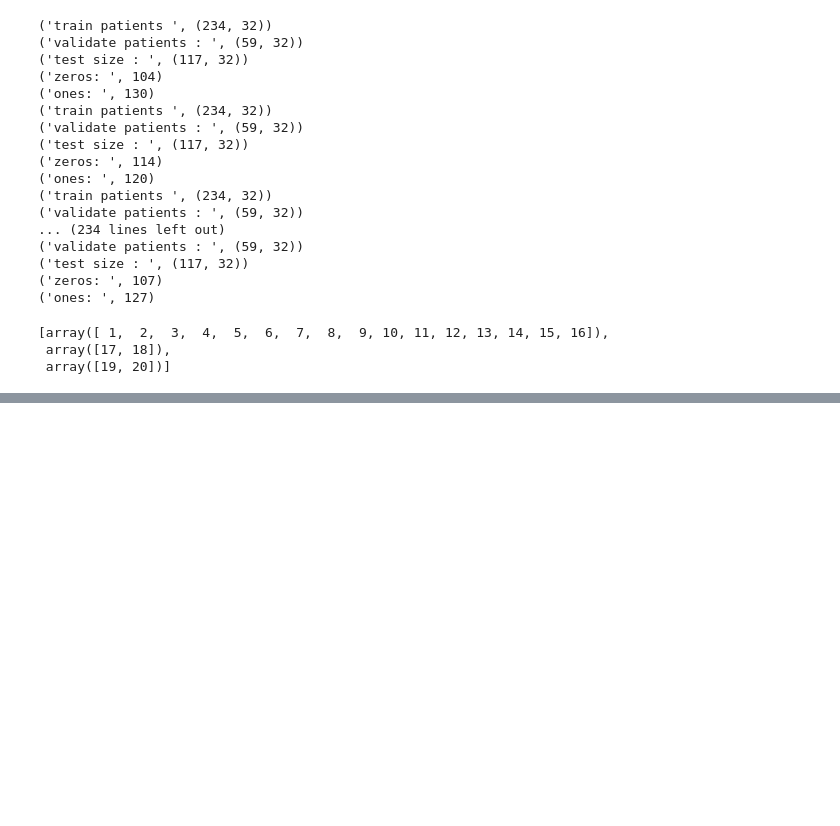
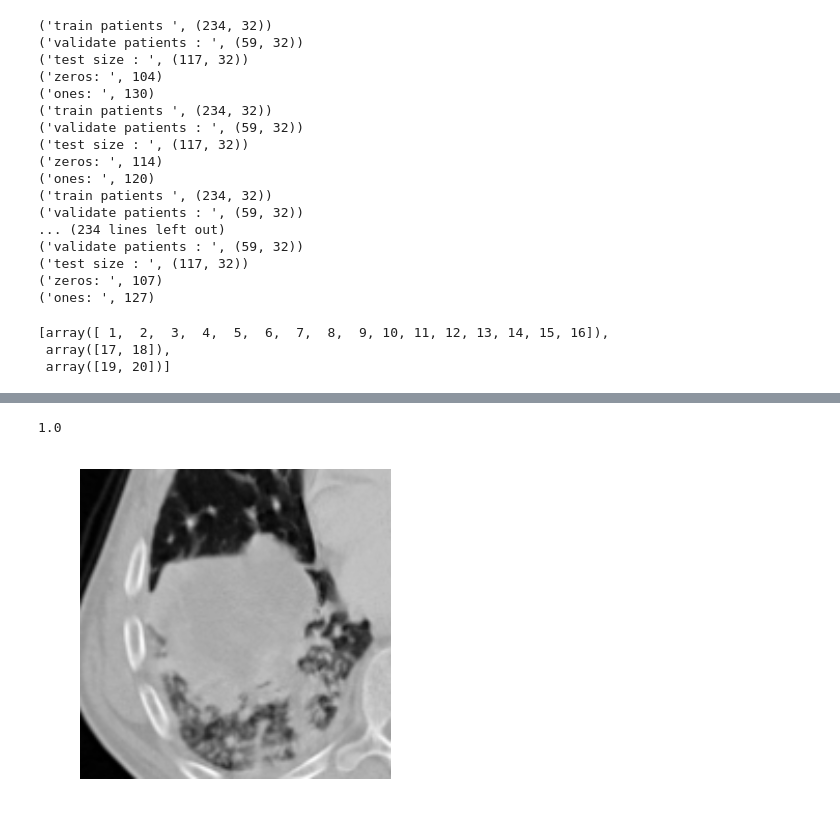
Before and after one commit to ahmedhosny/kerasLungs, a Jupyter notebook: 3d image generator-Copy1.ipynb, the cells around one changed output, grey strips where cells are left out. Drawn from its saved outputs; the diff is of its cells as text; code cells hidden in the pictures; blank space fills up the shorter version.

```diff
--- a/3d image generator-Copy1.ipynb
+++ b/3d image generator-Copy1.ipynb
@@ -1740,0 +1756,5 @@ np.split(a, [int(.8 * len(a)), int(.9 * len(a))])
+# %%
+myAuc = metrics.auc(fpr, tpr)
+myAuc
+# %% [output]
+1.0
@@ -1740,0 +1805,26 @@ np.split(a, [int(.8 * len(a)), int(.9 * len(a))])
+# %%
+# get mean and std from training
+def centerAndStandardizeTraining(arr):
+    out = arr
+    #
+    mean = np.mean(out,axis=(0) )
+    std = np.std(out,axis=(0) )
+    #
+    out -= mean
+    out /= (std + np.finfo(float).eps )
+    #
+    return mean,std,out
+
+sample = ["lung1_43062", 'lung1_43421' , 'lung1_43370','lung1_43392' ,'lung1_43402']
+arrs = []
+for i in iter(sample):
+    npy1 = '/home/ahmed/Dropbox/DFCI/kerasLungs/sample/' + i + '.npy'
+    arr1 = np.load(npy1)
+    arrs.append(arr1)
+
+arrs = np.array(arrs, 'float32')
+# %%
+plt.imshow(arrs[0][75,:,:] , cmap=plt.cm.Greys_r)
+plt.axis('off');
+# %% [output]
+[figure, added]
```
Also changed, not shown: parts of 15 cells of this notebook, 5 other files.
